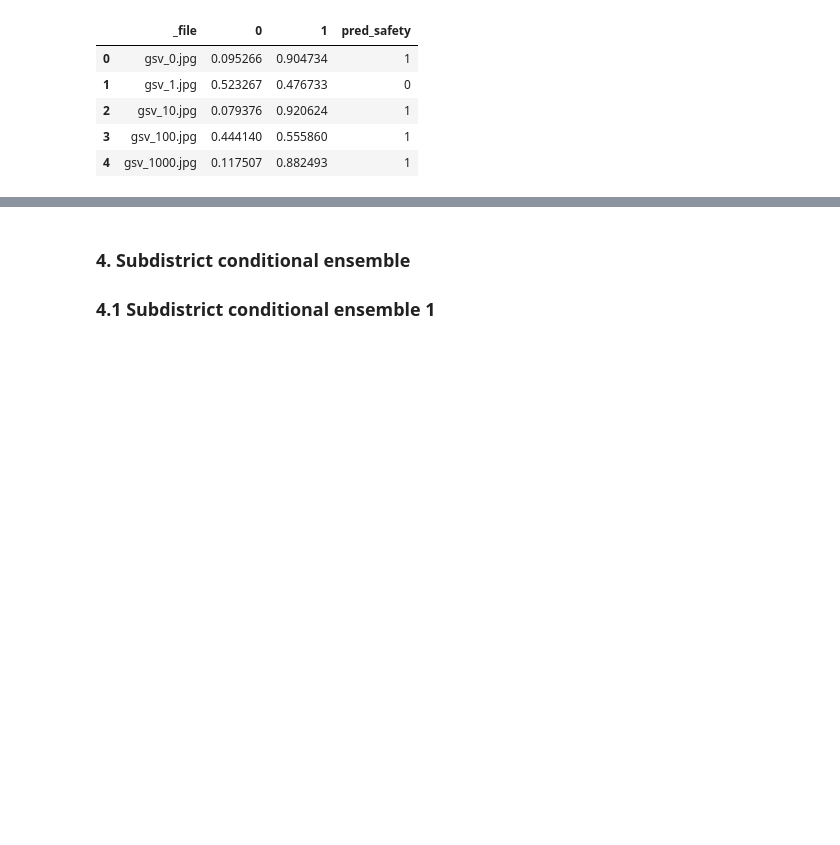
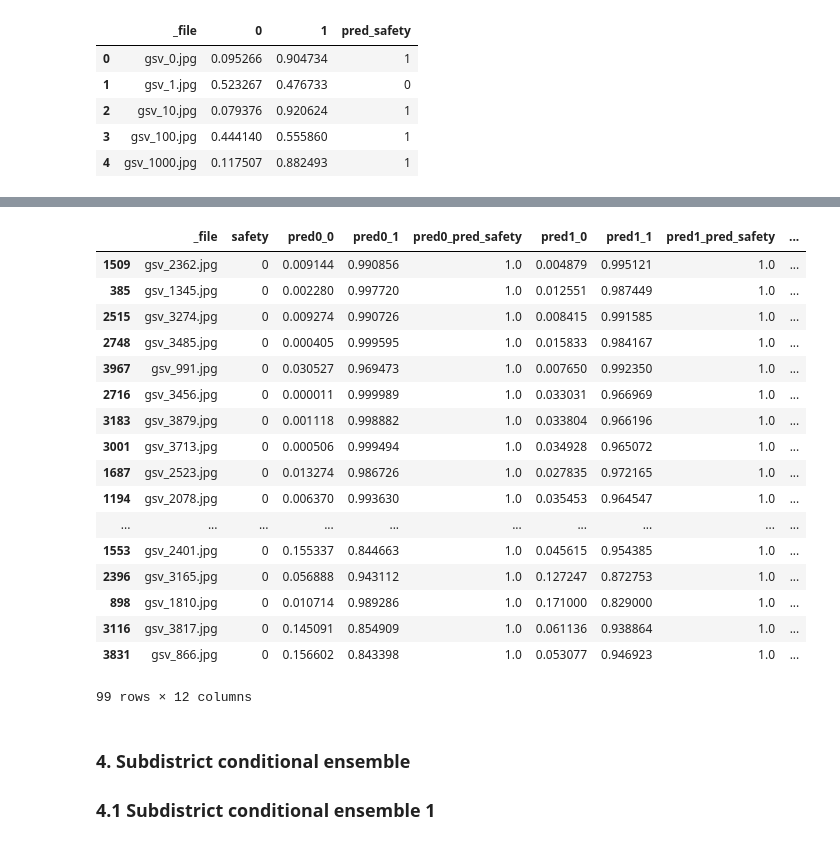
Before and after one commit to littlebeanbean7/Toronto_Streetscore, a Jupyter notebook: code/ensemble_boston_test.ipynb, the cells around one changed output, grey strips where cells are left out. Drawn from its saved outputs; the diff is of its cells as text; code cells hidden in the pictures; blank space fills up the shorter version.

```diff
--- a/code/ensemble_boston_test.ipynb
+++ b/code/ensemble_boston_test.ipynb
@@ -565,3 +614,25 @@ final_pred_weighted_ensemble2.to_csv("/Users/zhanglingling/Desktop/ML1030/final_
+# %%
+## Very wrongly predicted as 1
+final_pred_wrong[final_pred_wrong['weight_pred_1'] > 0.9].sort_values(by = ['weight_pred_1'], ascending=False)
+# %% [output]
+|  | _file | safety | pred0_0 | pred0_1 | pred0_pred_safety | pred1_0 | pred1_1 | pred1_pred_safety | ... |
+| 1509 | gsv_2362.jpg | 0 | 0.009144 | 0.990856 | 1.0 | 0.004879 | 0.995121 | 1.0 | ... |
+| 385 | gsv_1345.jpg | 0 | 0.002280 | 0.997720 | 1.0 | 0.012551 | 0.987449 | 1.0 | ... |
+| 2515 | gsv_3274.jpg | 0 | 0.009274 | 0.990726 | 1.0 | 0.008415 | 0.991585 | 1.0 | ... |
+| 2748 | gsv_3485.jpg | 0 | 0.000405 | 0.999595 | 1.0 | 0.015833 | 0.984167 | 1.0 | ... |
+| 3967 | gsv_991.jpg | 0 | 0.030527 | 0.969473 | 1.0 | 0.007650 | 0.992350 | 1.0 | ... |
+| 2716 | gsv_3456.jpg | 0 | 0.000011 | 0.999989 | 1.0 | 0.033031 | 0.966969 | 1.0 | ... |
+| 3183 | gsv_3879.jpg | 0 | 0.001118 | 0.998882 | 1.0 | 0.033804 | 0.966196 | 1.0 | ... |
+| 3001 | gsv_3713.jpg | 0 | 0.000506 | 0.999494 | 1.0 | 0.034928 | 0.965072 | 1.0 | ... |
+| 1687 | gsv_2523.jpg | 0 | 0.013274 | 0.986726 | 1.0 | 0.027835 | 0.972165 | 1.0 | ... |
+| 1194 | gsv_2078.jpg | 0 | 0.006370 | 0.993630 | 1.0 | 0.035453 | 0.964547 | 1.0 | ... |
+| ... | ... | ... | ... | ... | ... | ... | ... | ... | ... |
+| 1553 | gsv_2401.jpg | 0 | 0.155337 | 0.844663 | 1.0 | 0.045615 | 0.954385 | 1.0 | ... |
+| 2396 | gsv_3165.jpg | 0 | 0.056888 | 0.943112 | 1.0 | 0.127247 | 0.872753 | 1.0 | ... |
+| 898 | gsv_1810.jpg | 0 | 0.010714 | 0.989286 | 1.0 | 0.171000 | 0.829000 | 1.0 | ... |
+| 3116 | gsv_3817.jpg | 0 | 0.145091 | 0.854909 | 1.0 | 0.061136 | 0.938864 | 1.0 | ... |
+| 3831 | gsv_866.jpg | 0 | 0.156602 | 0.843398 | 1.0 | 0.053077 | 0.946923 | 1.0 | ... |
+99 rows × 12 columns
 # %% [markdown]
 ### 4. Subdistrict conditional ensemble
 
```
Also changed, not shown: parts of 11 cells of this notebook.
